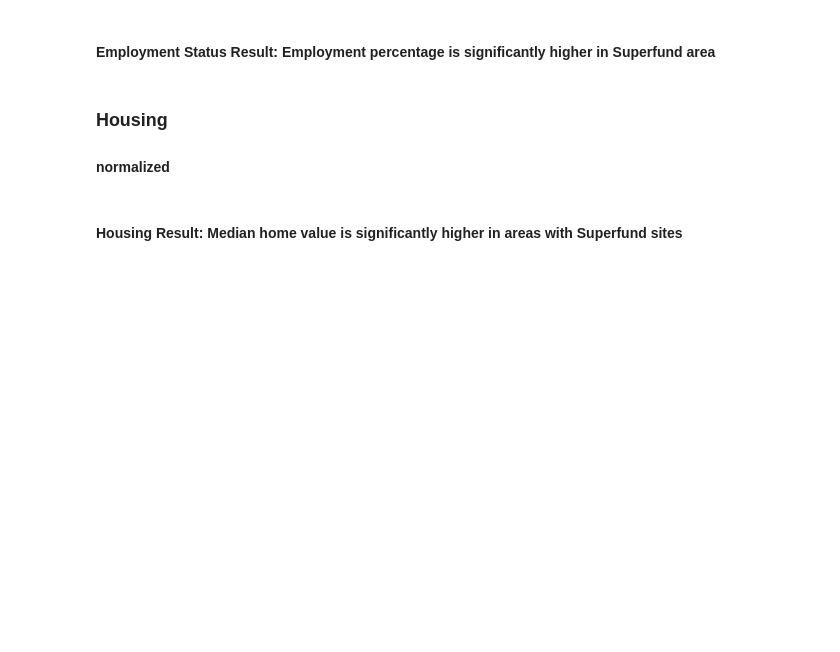
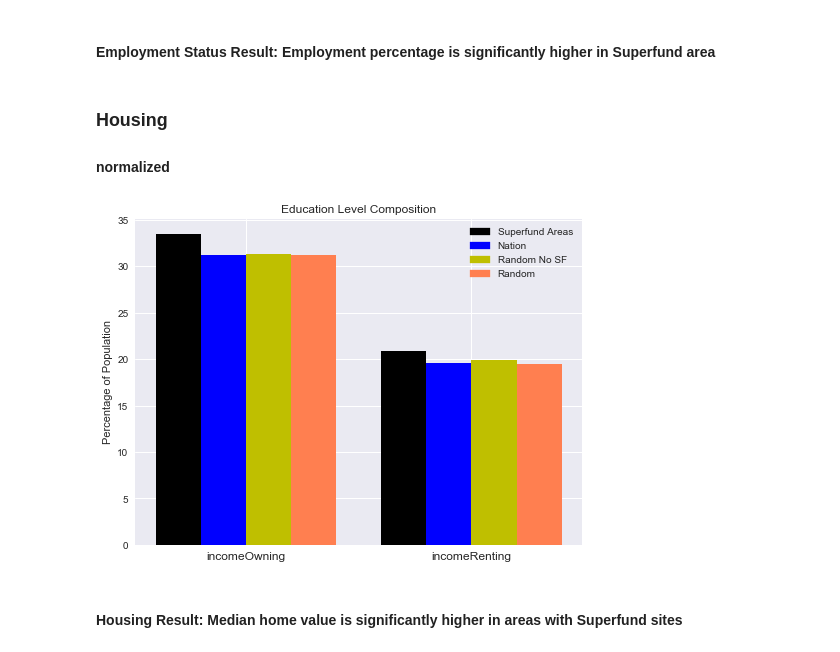
Before and after one commit to harshil753/Project1, a Jupyter notebook: FirstProject.ipynb, the cells around one changed output. Cells and saved outputs as stored; diff of their text form; code cells hidden in the pictures; blank space fills up the shorter version.

```diff
--- a/FirstProject.ipynb
+++ b/FirstProject.ipynb
@@ -1027,6 +1100,43 @@ print("Random Subset Mean %s" % "{:,.2f}%".format(pd.to_numeric(random_subset["i
 print("Percentage of income towards housing - renting")
 print("SF Mean %s " % "{:,.2f}%".format(pd.Series(pd.to_numeric(sfcensus["incomeRenting"].dropna())).mean()*100))
 print("Nation Mean %s" % "{:,.2f}%".format(pd.to_numeric(censusByZipCd2015_df["incomeRenting"].dropna()).mean()*100))
+# %%
+popRatioLabels = ["incomeOwning","incomeRenting"]
+
+x_axis = np.arange(len(popRatioLabels))
+sfRatios = []
+nationRatios = []
+randomNoSFSubsetRatios = []
+randomSubsetRatios = []
+for p in popRatioLabels:
+    sfRatios.append(sfcensus[p].dropna().mean() *100)
+    nationRatios.append(censusByZipCd2015_df[p].dropna().mean() *100)
+    randomNoSFSubsetRatios.append(no_sf_subset[p].dropna().mean()*100)
+    randomSubsetRatios.append(random_subset[p].dropna().mean()*100)
+
+fig = plt.figure(figsize=(8,6))
+ax = fig.add_subplot(1,1,1)
+ax.bar(x_axis, sfRatios,0.2, color="k")
+ax.bar(x_axis+0.2, nationRatios, 0.2, color="b")
+ax.bar(x_axis+0.4, randomNoSFSubsetRatios, 0.2, color="y")
+ax.bar(x_axis+0.6, randomSubsetRatios, 0.2, color="coral")
+handles, labels = ax.get_legend_handles_labels()
+
+tick_locations = [value + .3 for value in x_axis]
+plt.xticks(tick_locations, popRatioLabels, fontsize=12)
+plt.title("Education Level Composition")
+plt.ylabel("Percentage of Population")
+
+sfPatch = mpatches.Patch(color="k", label="Superfund Areas")
+nationPatch = mpatches.Patch(color="b", label="Nation")
+NoSFsubsetPatch = mpatches.Patch(color="y", label="Random No SF")
+subsetPatch = mpatches.Patch(color="coral", label="Random")
+plt.legend(handles=[sfPatch, nationPatch,NoSFsubsetPatch, subsetPatch])
+
+
+plt.show()
+# %% [output]
+[figure, added]
 # %% [markdown]
 #### Housing Result: Median home value is significantly higher in areas with Superfund sites
 # %%
```
Also changed, not shown: parts of 8 cells of this notebook.
